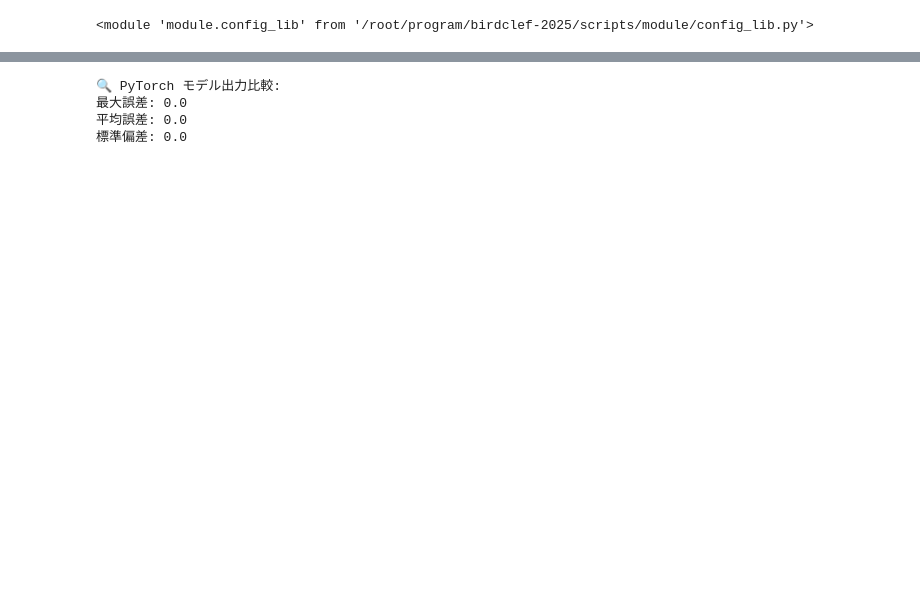
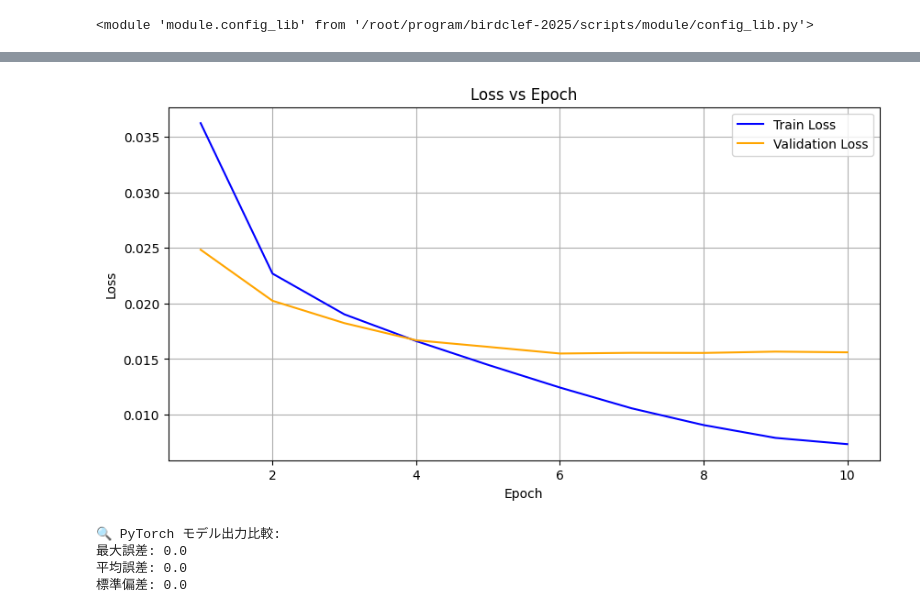
Before and after one commit to junya737/birdclef-2025, a Jupyter notebook: scripts/training.ipynb, the cells around one changed output, grey strips where cells are left out. Cells and saved outputs as stored; diff of their text form; code cells hidden in the pictures; blank space fills up the shorter version.

```diff
--- a/scripts/training.ipynb
+++ b/scripts/training.ipynb
@@ -76,8 +76,8 @@ class CFG:
             self.pseudo_melspec_npy = "../data/processed/train_soundscapes_0407/train_soundscapes_melspecs.npy"
 
             # ローカルならここを変更する．
-            self.train_csv = '../data/processed/pretrain_0422/train.csv'
-            self.spectrogram_npy = '../data/processed/pretrain_0422/birdclef2025_melspec_5sec_256_256.npy'
+            self.train_csv = '../data/processed/mel_cleaned_0419/train.csv'
+            self.spectrogram_npy = '../data/processed/mel_cleaned_0419/birdclef2025_melspec_5sec_256_256.npy'
 
 
         # ===== Model Settings =====
@@ -87,8 +87,6 @@ class CFG:
 
         # ===== Audio Settings =====
         self.FS = 32000
-        self.WINDOW_SIZE = 5.0 # 推論時のウィンドウサイズ
-        self.TARGET_DURATION = 5.0 # データセット作成時のウィンドウサイズ
         self.TARGET_SHAPE = (256, 256)
 
         # trainer内部で決まるのでここでは指定しない．
@@ -103,7 +101,7 @@ class CFG:
             self.num_workers = 2
 
             self.LOAD_DATA = True
-            self.epochs = 10
+            self.epochs = 6
             self.batch_size = 32
             self.criterion = 'BCEWithLogitsLoss'
 
@@ -117,6 +115,7 @@ class CFG:
             self.min_lr = 1e-6
             self.T_max = self.epochs
 
+            self.is_RareFull = False # レア種は全部train foldにする
 
 
             ## 現状使ってない．
@@ -582,3 +692,21 @@ EOFError
+# %%
+model_dir_name = "fold0_RemVoiceMan0426"
+i = 0
+model_dir = os.path.join(cfg.models_dir, model_dir_name)
+log_path = os.path.join(model_dir, f"log_fold{i}.csv")
+
+# lossをプロット
+df = pd.read_csv(log_path)
+plt.figure(figsize=(10, 5))
+plt.plot(df['epoch'], df['train_loss'], label='Train Loss', color='blue')
+plt.plot(df['epoch'], df['val_loss'], label='Validation Loss', color='orange')
+plt.title('Loss vs Epoch')
+plt.xlabel('Epoch')
+plt.ylabel('Loss')
+plt.legend()
+plt.grid()
+# %% [output]
+[figure, added]
 # %%
 # モデル出力チェック
 
```
Also changed, not shown: parts of 5 cells of this notebook.
